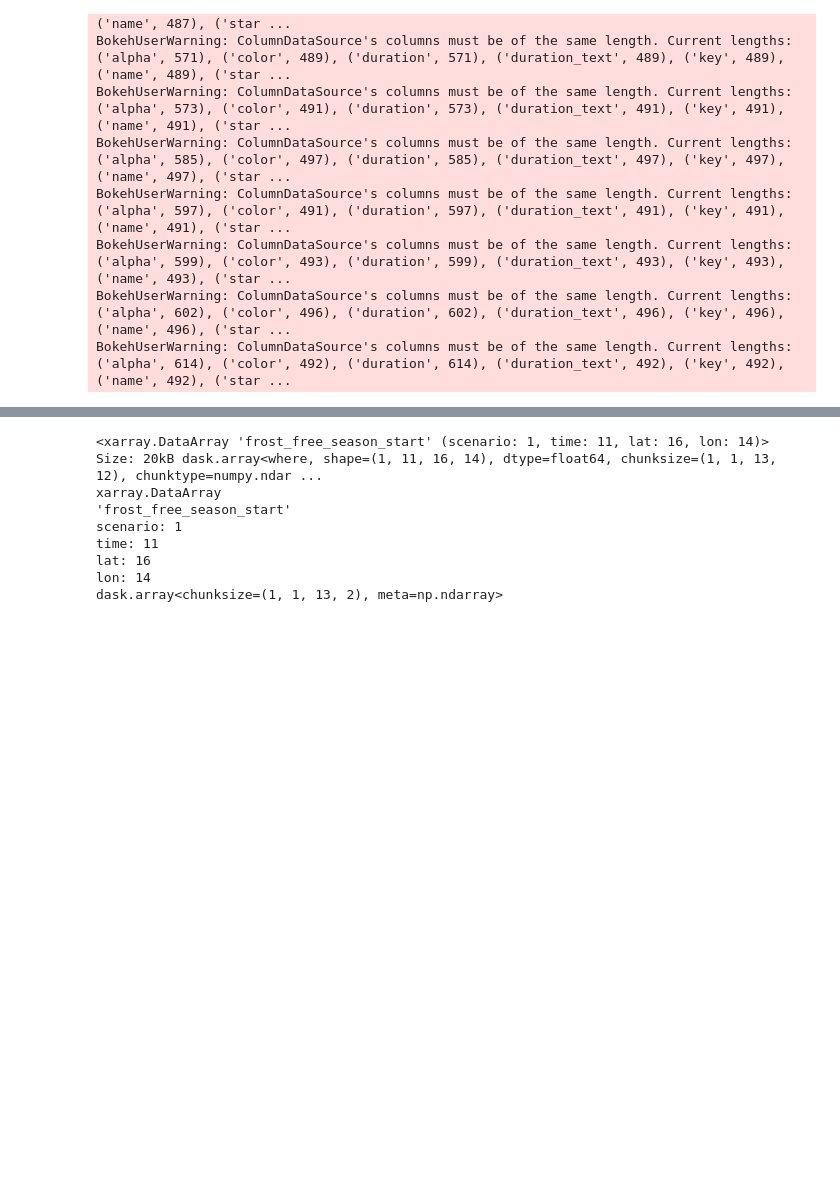
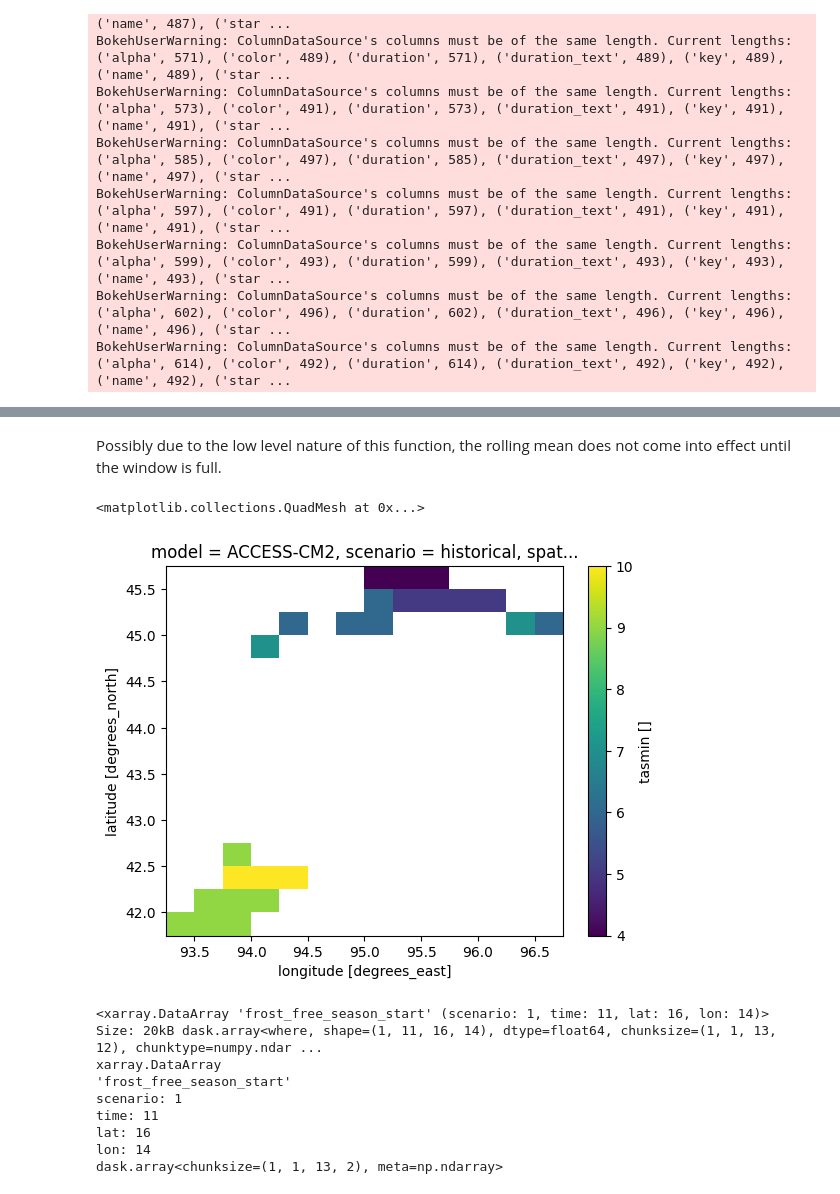
Before and after one commit to FixCarbon/um-mads, a Jupyter notebook: notebooks/tasmin_xclim.ipynb, the cells around one changed output, grey strips where cells are left out. Cells and saved outputs as stored; diff of their text form; code cells hidden in the pictures; blank space fills up the shorter version.

Commit message:
Added working hardiness zones indicator

```diff
--- a/notebooks/tasmin_xclim.ipynb
+++ b/notebooks/tasmin_xclim.ipynb
@@ -154,0 +251,7 @@ consecutive_frost_days_da = xclim.indicators.atmos.consecutive_frost_days(tasmin
+# %%
+# window:  The length of the averaging window, in years.
+
+# usda_hardiness_zones_da = xclim.indices.hardiness_zones(tasmin = filled_converted_da, window = 5,freq='YE')
+### the nans are ok here, since we don't want them anyways, and the temperature unit is converted within function. Freqency is Year End, which is equivalent to Annual
+usda_hardiness_zones_da = xclim.indices.hardiness_zones(tasmin = da, window = 5,freq='YE')
+# usda_hardiness_zones_da = xclim.indicators.atmos.usda_hardiness_zones(tasmin = da, window = 5, freq=['A'])
@@ -155,3 +289,10 @@ consecutive_frost_days_da = xclim.indicators.atmos.consecutive_frost_days(tasmin
+# %% [markdown]
+Possibly due to the low level nature of this function, the rolling mean does not come into effect until the window is full.
+# %%
+usda_hardiness_zones_da.isel(time=6).plot()
+# %% [output]
+<matplotlib.collections.QuadMesh at 0x...>
+[figure, added]
 # %%
 ffss_da
 # %% [output]
```
Also changed, not shown: parts of 19 cells of this notebook.
